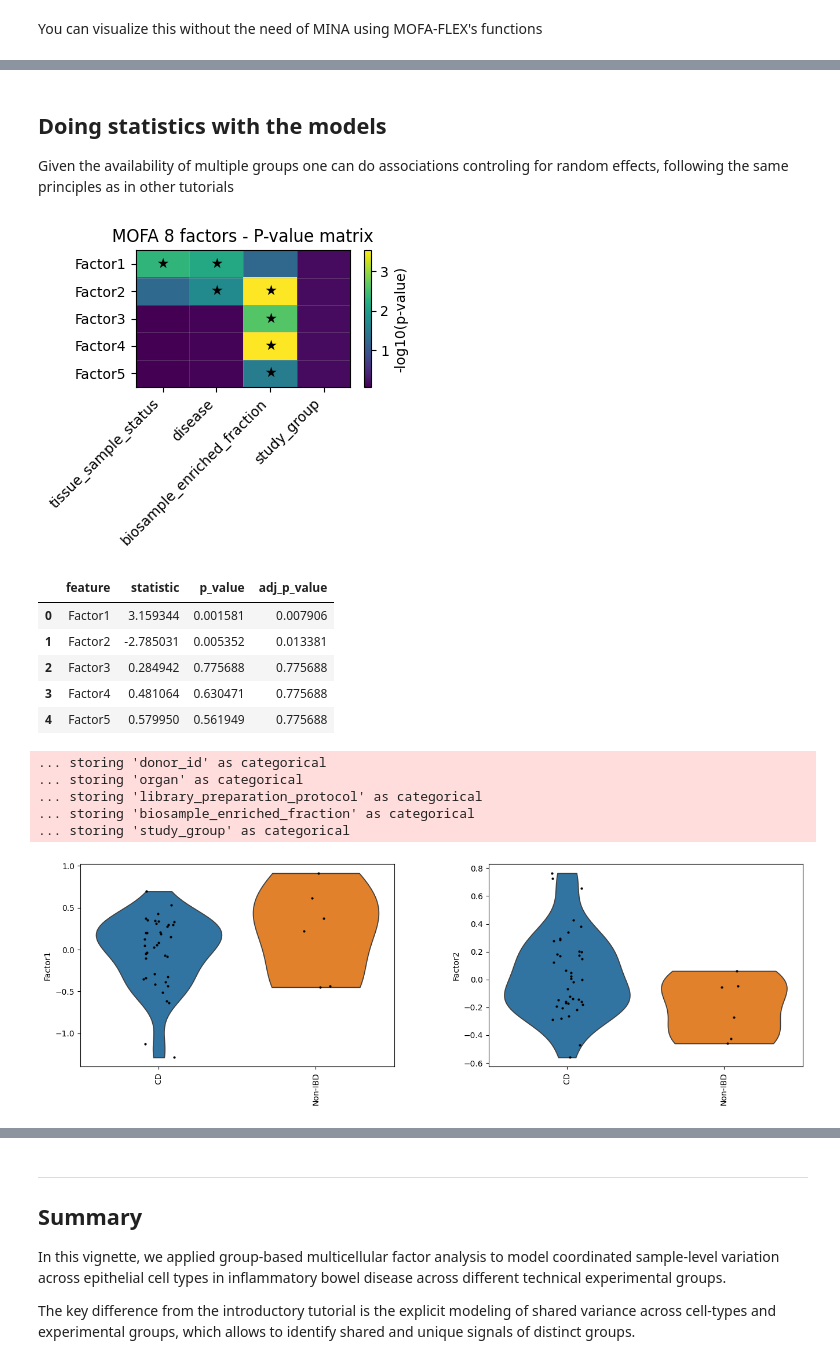
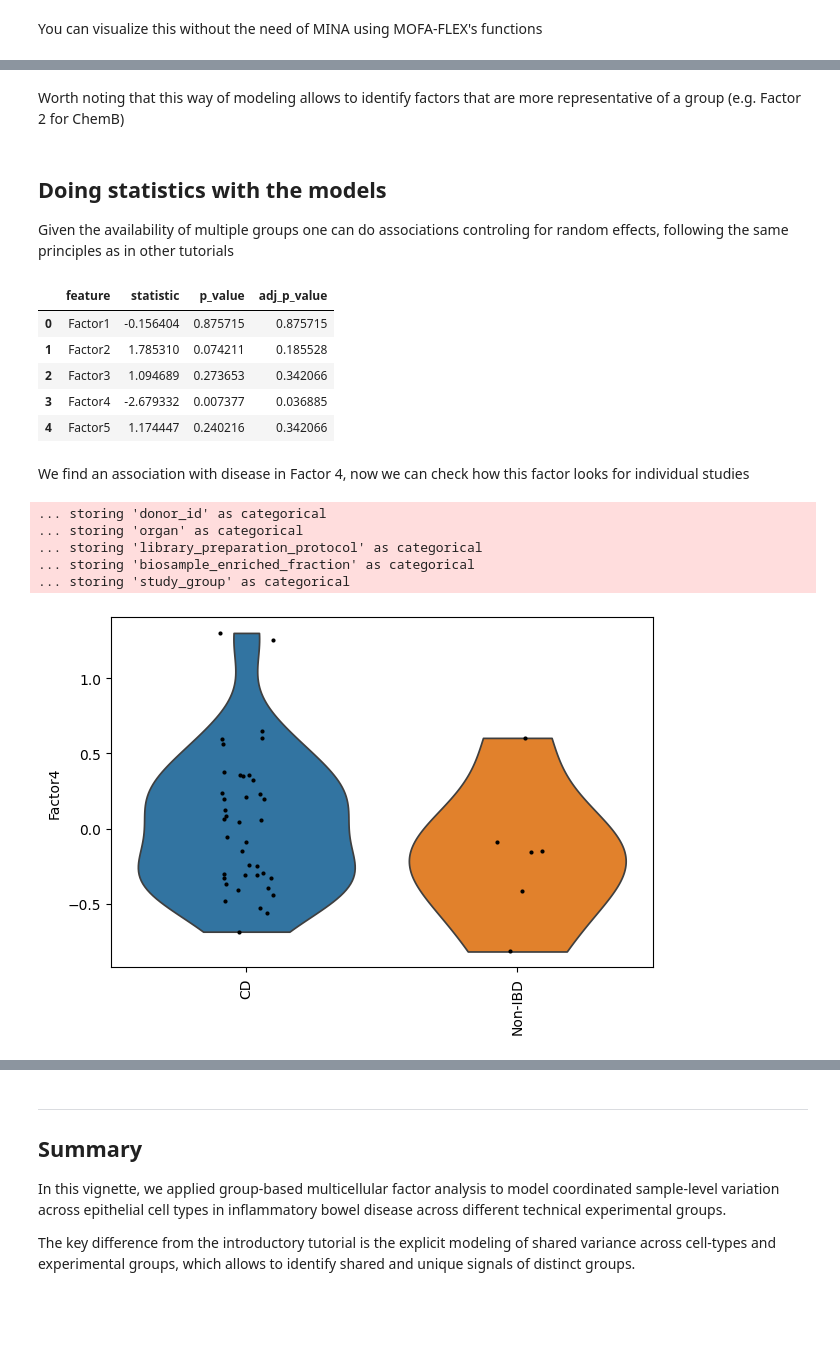
Before and after one commit to saezlab/MINA, a Jupyter notebook: docs/notebooks/GetStarted_groups.ipynb, the cells around one changed output, grey strips where cells are left out. Drawn from its saved outputs; the diff is of its cells as text; code cells hidden in the pictures; blank space fills up the shorter version.

```diff
--- a/docs/notebooks/GetStarted_groups.ipynb
+++ b/docs/notebooks/GetStarted_groups.ipynb
@@ -289,0 +278,6 @@ model_group = mf.MOFAFLEX(
+# %%
+# Fitting model
+model_group = mf.terms.MofaFlex(n_factors=5, weight_prior="SpikeSlab", init_factors="random")
+model_group.fit(model_data, seed=42, save_path=False,
+                lr=0.01, early_stopper_patience=1000, group_by="study_group",
+                likelihoods="Normal")
@@ -360,17 +359,9 @@ mf.pl.variance_explained(model_group)
+# %% [markdown]
+Worth noting that this way of modeling allows to identify factors that are more representative of a group (e.g. Factor 2 for ChemB)
 # %% [markdown]
 ## Doing statistics with the models
 
 Given the availability of multiple groups one can do associations controling for random effects, following the same principles as in other tutorials
-# %%
-all_assocs = mina.down.get_pval_matrix(amodel,["tissue_sample_status",
-                                               "disease",
-                                               "biosample_enriched_fraction",
-                                               "study_group"])
-
-mina.pl.pl.plot_pval_tiles(all_assocs, title="MOFA 8 factors - P-value matrix")
-plt.show()
-# %% [output]
-[figure, removed]
 # %%
 mina.down.get_associations(amodel,
                            test_variable = "disease",
@@ -378,21 +369,23 @@ mina.down.get_associations(amodel,
                            random_effect = "study_group")
 # %% [output]
 |  | feature | statistic | p_value | adj_p_value |
-| 0 | Factor1 | 3.159344 | 0.001581 | 0.007906 |
-| 1 | Factor2 | -2.785031 | 0.005352 | 0.013381 |
-| 2 | Factor3 | 0.284942 | 0.775688 | 0.775688 |
-| 3 | Factor4 | 0.481064 | 0.630471 | 0.775688 |
-| 4 | Factor5 | 0.579950 | 0.561949 | 0.775688 |
+| 0 | Factor1 | -0.156404 | 0.875715 | 0.875715 |
+| 1 | Factor2 | 1.785310 | 0.074211 | 0.185528 |
+| 2 | Factor3 | 1.094689 | 0.273653 | 0.342066 |
+| 3 | Factor4 | -2.679332 | 0.007377 | 0.036885 |
+| 4 | Factor5 | 1.174447 | 0.240216 | 0.342066 |
+# %% [markdown]
+We find an association with disease in Factor 4, now we can check how this factor looks for individual studies
 # %%
 sc.pl.violin(amodel[amodel.obs["study_group"] == "KongChemA"],
-             ["Factor1", "Factor2"],
+             ["Factor4"],
              groupby="disease", rotation=90,size = 3)
 # %% [output]
 ... storing 'donor_id' as categorical
 ... storing 'organ' as categorical
 ... storing 'library_preparation_protocol' as categorical
 ... storing 'biosample_enriched_fraction' as categorical
 ... storing 'study_group' as categorical
-[figure, old version]
+[figure, new version]
 # %%
 sc.pl.violin(amodel[amodel.obs["study_group"] == "KongChemB"],
```
Also changed, not shown: parts of 9 cells of this notebook, 4 other files.
